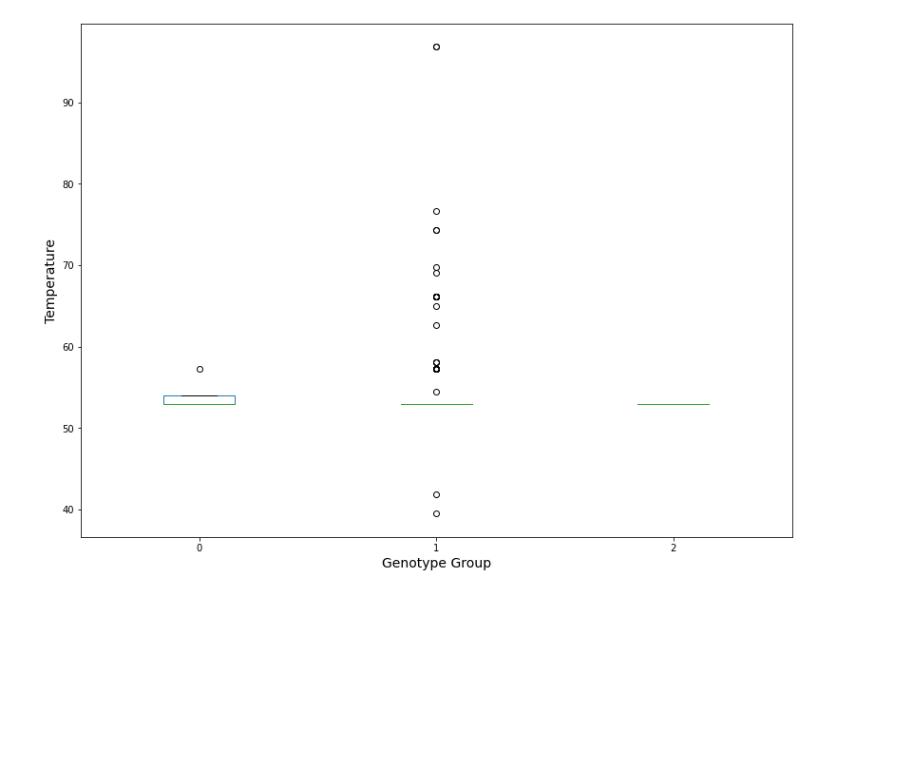
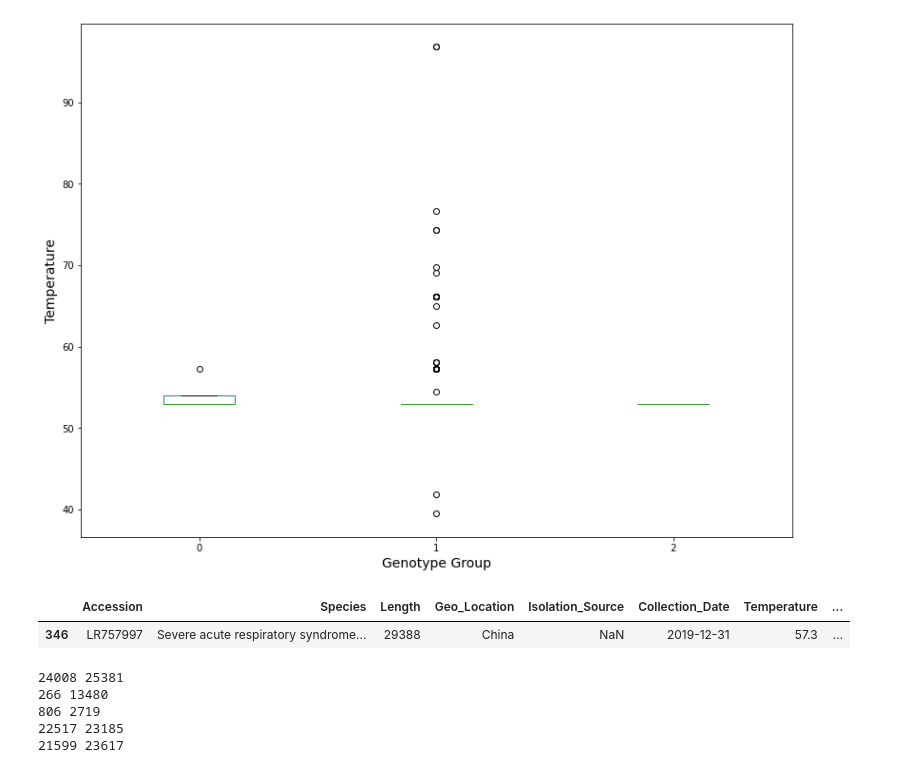
Before and after one commit to DaveIstanto/CPSC567_COVID, a Jupyter notebook: scripts/Coronavirus Project.ipynb, the cells around one changed output. Saved outputs shown, nothing was run; the diff lists cells and outputs as text; code cells hidden in the pictures; blank space fills up the shorter version.

```diff
--- a/scripts/Coronavirus Project.ipynb
+++ b/scripts/Coronavirus Project.ipynb
@@ -581,3 +567,31 @@ plt.xlabel('Genotype Group', fontsize=14)
 # %% [output]
 Text(0.5, 0, 'Genotype Group')
 [figure]
+# %%
+# Another pattern: Overall genetics change compared to the reference
+def get_genetic_change(aligned_subject, start=None, end=None, aligned_ref=aligned_ref):
+    if start == None and end == None:
+        start = 0
+        end = len(aligned_ref) - 1
+
+    # Compare the two sequences
+    comparison_series = pd.Series(aligned_subject[start:end + 1] == aligned_ref[start:end + 1])
+    comparison_dict = comparison_series.value_counts().to_dict() # True if same, False if different
+#     print(np.unique(aligned_subject == aligned_ref))
+
+    if False in comparison_dict.keys():
+        return comparison_dict[False]
+
+    else:
+        return 0
+
+sample_subject = aligned_seq_array[0 :]
+meta_info.loc[:, 'Genomic_total_difference'] = -1
+meta_info = meta_info.reset_index(drop=True)
+
+# Get genomic comparison
+for i in range(len(meta_info)):
+    accession = meta_info.loc[i, 'Accession']
+    meta_info.loc[i, 'Genomic_total_difference'] = get_genetic_change(accession_aligned_seq_dict[accession])
+
+temperature_meta_info = meta_info.loc[~pd.isna(meta_info.loc[:, 'Temperature']), :]
@@ -583,0 +654,25 @@ Text(0.5, 0, 'Genotype Group')
+# %%
+# # Find out whats the outlier
+meta_info.loc[(meta_info.loc[:, 'Genomic_total_difference'].values > 10000), :]
+# # Index 346 is the outlier, a chinese variant. Try to plot without it
+# %% [output]
+|  | Accession | Species | Length | Geo_Location | Isolation_Source | Collection_Date | Temperature | ... |
+| 346 | LR757997 | Severe acute respiratory syndrome... | 29388 | China | NaN | 2019-12-31 | 57.3 | ... |
+# %%
+for i in range(len(roi)):
+    print(start, end)
+    gene = roi.loc[i, 'gene']
+    start = roi.loc[i, 'start']
+    end = roi.loc[i, 'end']
+
+    column_name_meta = f'{gene}_total_difference'
+    meta_info.loc[:, column_name_meta] = -1
+    for j in range(len(meta_info)):
+        accession = meta_info.loc[j, 'Accession']
+        meta_info.loc[j, column_name_meta] = get_genetic_change(accession_aligned_seq_dict[accession], start=start, end=end)
+# %% [output]
+24008 25381
+266 13480
+806 2719
+22517 23185
+21599 23617
```
Also changed, not shown: parts of 14 cells of this notebook, 7 other files.
